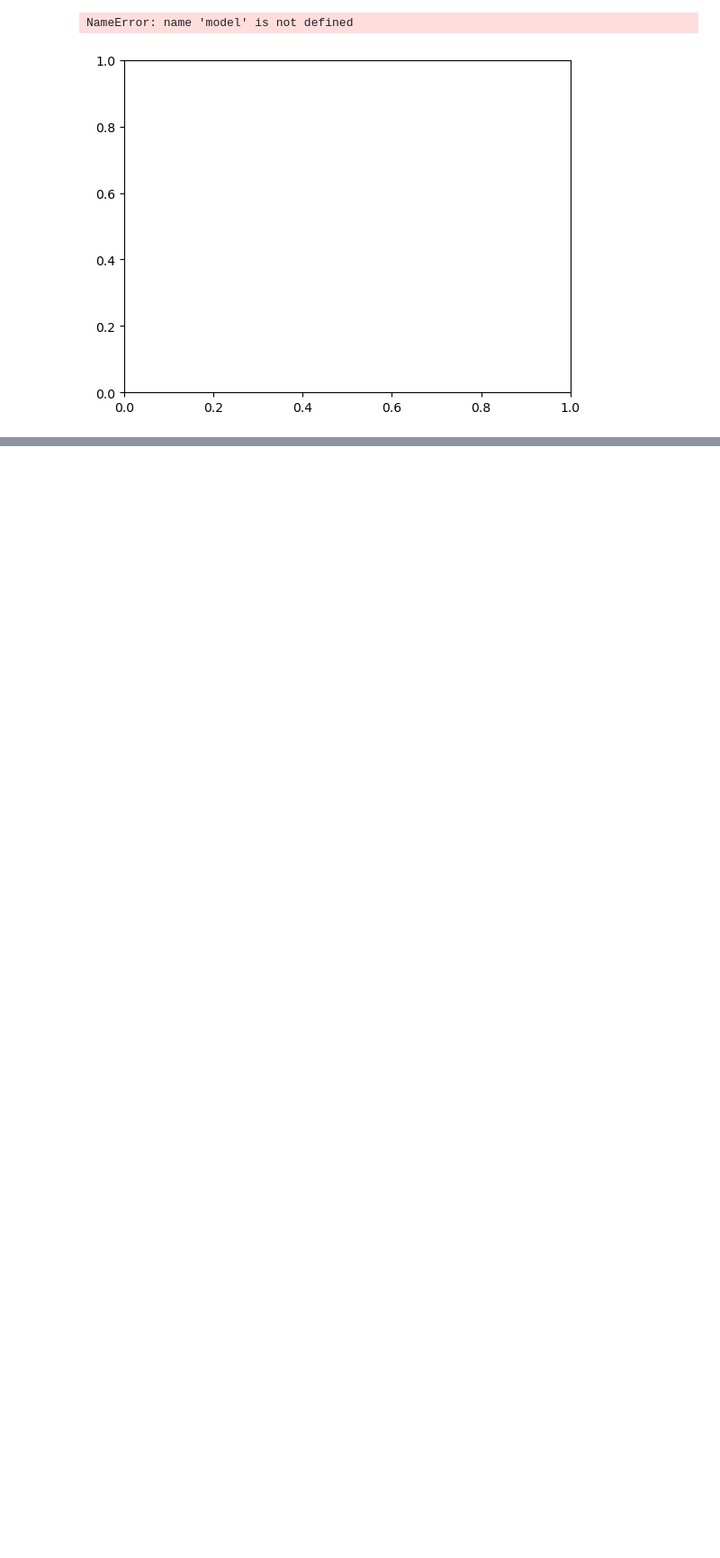
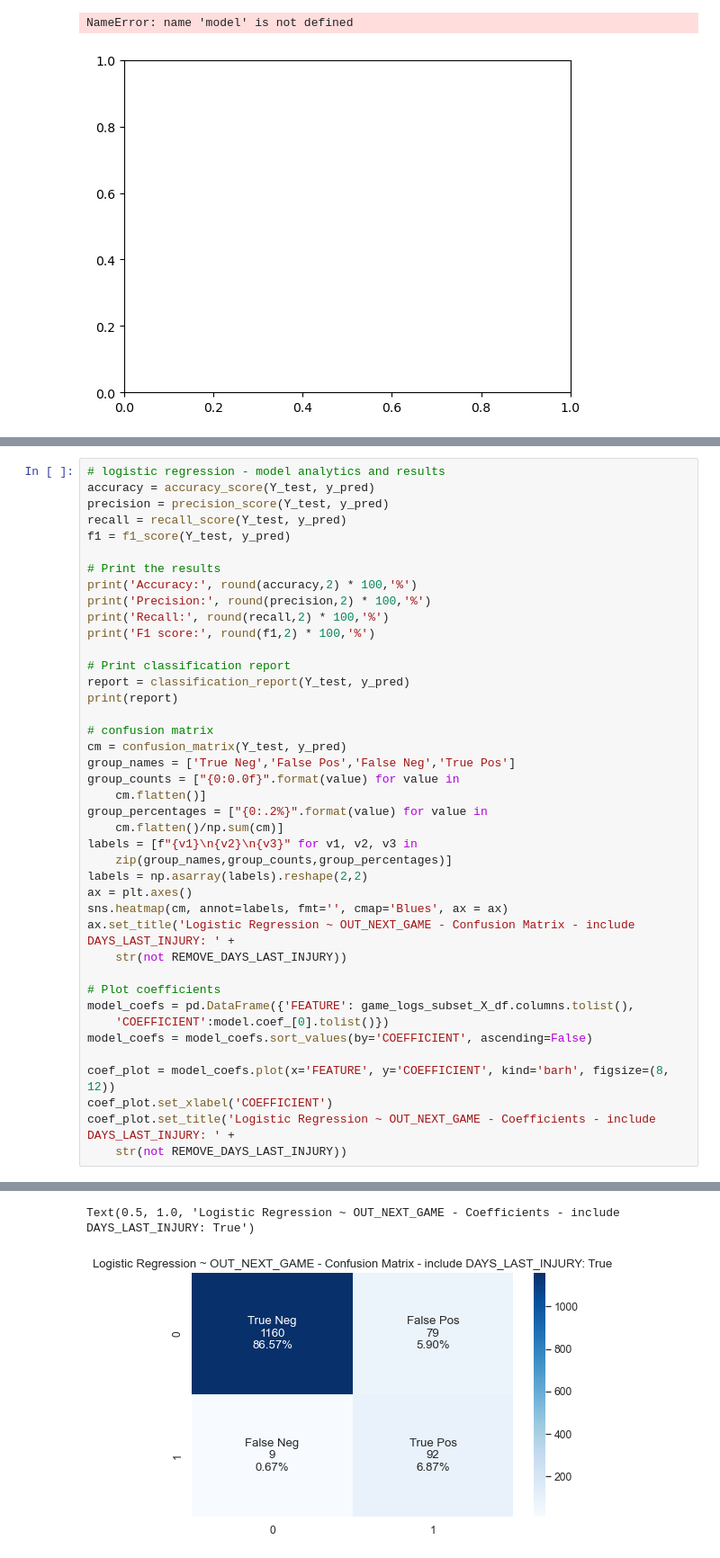
Before and after one commit to NadeemPatel2019/MSDS-456-final-project, a Jupyter notebook: nba_game_logs_eda_2021-22.ipynb, the cells around one changed output, grey strips where cells are left out. Shown at 90% size. Drawn from its saved outputs; the diff is of its cells as text; blank space fills up the shorter version.

```diff
--- a/nba_game_logs_eda_2021-22.ipynb
+++ b/nba_game_logs_eda_2021-22.ipynb
@@ -734,0 +467,42 @@ TIMES SAT NEXT GAME WHILE UNDER RUNNING HOT THRESHOLD (50) (*NOT* RECOMMENDED BY
+# %%
+# logistic regression - model analytics and results
+accuracy = accuracy_score(Y_test, y_pred)
+precision = precision_score(Y_test, y_pred)
+recall = recall_score(Y_test, y_pred)
+f1 = f1_score(Y_test, y_pred)
+
+# Print the results
+print('Accuracy:', round(accuracy,2) * 100,'%')
+print('Precision:', round(precision,2) * 100,'%')
+print('Recall:', round(recall,2) * 100,'%')
+print('F1 score:', round(f1,2) * 100,'%')
+
+# Print classification report
+report = classification_report(Y_test, y_pred)
+print(report)
+
+# confusion matrix
+cm = confusion_matrix(Y_test, y_pred)
+group_names = ['True Neg','False Pos','False Neg','True Pos']
+group_counts = ["{0:0.0f}".format(value) for value in
+    cm.flatten()]
+group_percentages = ["{0:.2%}".format(value) for value in
+    cm.flatten()/np.sum(cm)]
+labels = [f"{v1}\n{v2}\n{v3}" for v1, v2, v3 in
+    zip(group_names,group_counts,group_percentages)]
+labels = np.asarray(labels).reshape(2,2)
+ax = plt.axes()
+sns.heatmap(cm, annot=labels, fmt='', cmap='Blues', ax = ax)
+ax.set_title('Logistic Regression ~ OUT_NEXT_GAME - Confusion Matrix - include DAYS_LAST_INJURY: ' +
+    str(not REMOVE_DAYS_LAST_INJURY))
+
+# Plot coefficients
+model_coefs = pd.DataFrame({'FEATURE': game_logs_subset_X_df.columns.tolist(),
+    'COEFFICIENT':model.coef_[0].tolist()})
+model_coefs = model_coefs.sort_values(by='COEFFICIENT', ascending=False)
+
+coef_plot = model_coefs.plot(x='FEATURE', y='COEFFICIENT', kind='barh', figsize=(8, 12))
+coef_plot.set_xlabel('COEFFICIENT')
+coef_plot.set_title('Logistic Regression ~ OUT_NEXT_GAME - Coefficients - include DAYS_LAST_INJURY: ' +
+    str(not REMOVE_DAYS_LAST_INJURY))
+# %% [output]
@@ -734,0 +521,2 @@ TIMES SAT NEXT GAME WHILE UNDER RUNNING HOT THRESHOLD (50) (*NOT* RECOMMENDED BY
+Text(0.5, 1.0, 'Logistic Regression ~ OUT_NEXT_GAME - Coefficients - include DAYS_LAST_INJURY: True')
+[figure, added]
```
Also changed, not shown: parts of 37 cells of this notebook.
